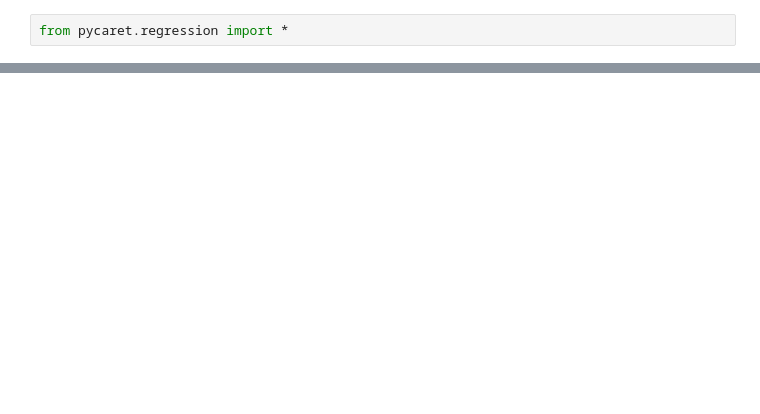
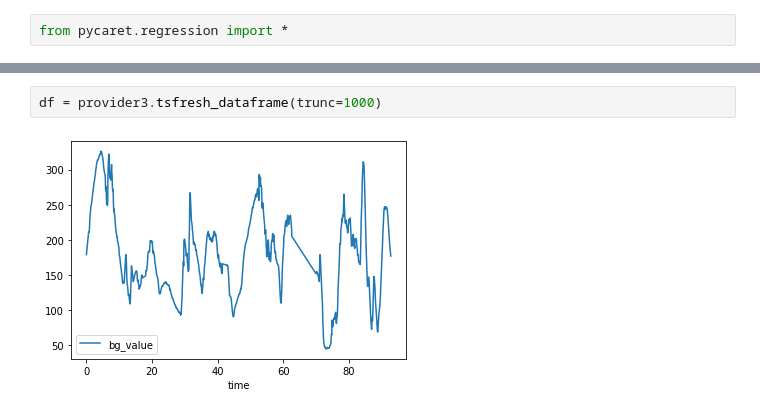
Before and after one commit to spitoglou/diabetes, a Jupyter notebook: sandbox.ipynb, the cells around one changed output, grey strips where cells are left out. Saved outputs shown, nothing was run; the diff lists cells and outputs as text; blank space fills up the shorter version.

```diff
--- a/sandbox.ipynb
+++ b/sandbox.ipynb
@@ -120,0 +218,4 @@ predict_model(et)
+# %%
+df = provider3.tsfresh_dataframe(trunc=1000)
+# %% [output]
+[figure, added]
```
Also changed, not shown: parts of 15 cells of this notebook, 3 other files.
